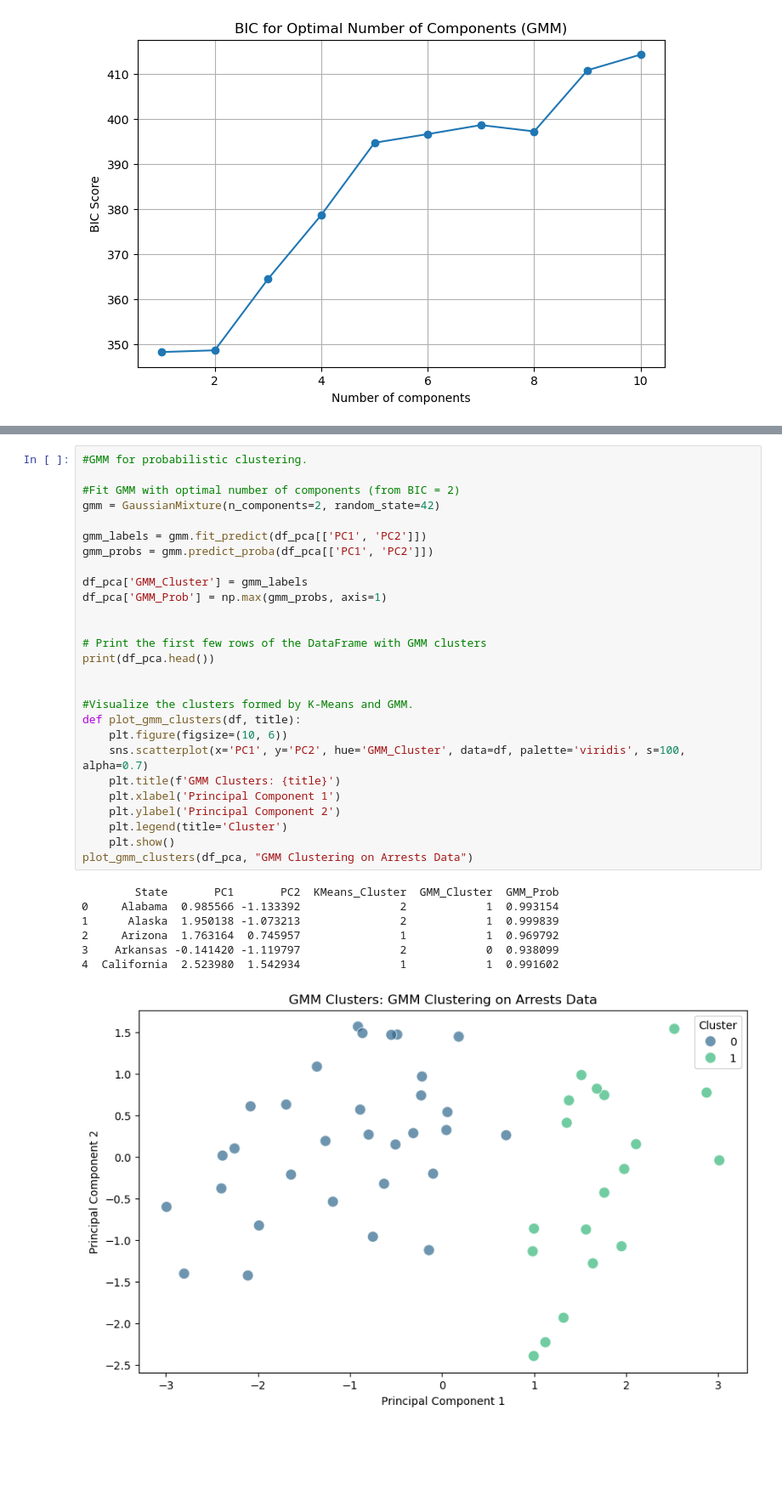
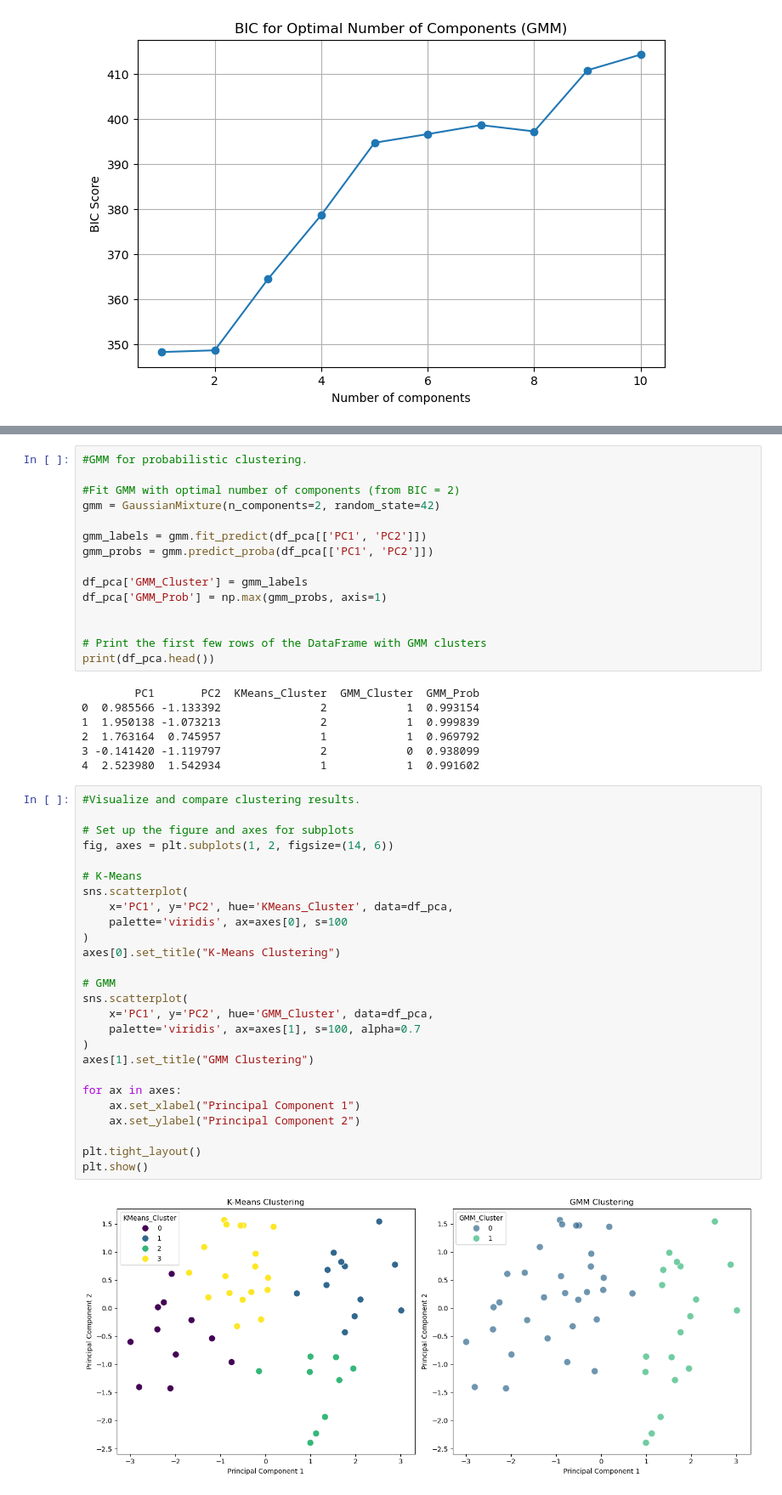
Before and after one commit to stephenliao08/Week8M8Lab, a Jupyter notebook: M8Lab.ipynb, the cells around one changed output, grey strips where cells are left out. Shown: that part at 85% size. Cells and saved outputs as stored; diff of their text form; blank space fills up the shorter version.

```diff
--- a/M8Lab.ipynb
+++ b/M8Lab.ipynb
@@ -421,23 +409,38 @@ df_pca['GMM_Prob'] = np.max(gmm_probs, axis=1)
 
 # Print the first few rows of the DataFrame with GMM clusters
 print(df_pca.head())
-
-
-#Visualize the clusters formed by K-Means and GMM.
-def plot_gmm_clusters(df, title):
-    plt.figure(figsize=(10, 6))
-    sns.scatterplot(x='PC1', y='PC2', hue='GMM_Cluster', data=df, palette='viridis', s=100, alpha=0.7)
-    plt.title(f'GMM Clusters: {title}')
-    plt.xlabel('Principal Component 1')
-    plt.ylabel('Principal Component 2')
-    plt.legend(title='Cluster')
-    plt.show()
-plot_gmm_clusters(df_pca, "GMM Clustering on Arrests Data")
 # %% [output]
-        State       PC1       PC2  KMeans_Cluster  GMM_Cluster  GMM_Prob
-0     Alabama  0.985566 -1.133392               2            1  0.993154
-1      Alaska  1.950138 -1.073213               2            1  0.999839
-2     Arizona  1.763164  0.745957               1            1  0.969792
-3    Arkansas -0.141420 -1.119797               2            0  0.938099
-4  California  2.523980  1.542934               1            1  0.991602
+        PC1       PC2  KMeans_Cluster  GMM_Cluster  GMM_Prob
+0  0.985566 -1.133392               2            1  0.993154
+1  1.950138 -1.073213               2            1  0.999839
+2  1.763164  0.745957               1            1  0.969792
+3 -0.141420 -1.119797               2            0  0.938099
+4  2.523980  1.542934               1            1  0.991602
-[figure, removed]
+# %%
+#Visualize and compare clustering results.
+
+# Set up the figure and axes for subplots
+fig, axes = plt.subplots(1, 2, figsize=(14, 6))
+
+# K-Means
+sns.scatterplot(
+    x='PC1', y='PC2', hue='KMeans_Cluster', data=df_pca,
+    palette='viridis', ax=axes[0], s=100
+)
+axes[0].set_title("K-Means Clustering")
+
+# GMM
+sns.scatterplot(
+    x='PC1', y='PC2', hue='GMM_Cluster', data=df_pca,
+    palette='viridis', ax=axes[1], s=100, alpha=0.7
+)
+axes[1].set_title("GMM Clustering")
+
+for ax in axes:
+    ax.set_xlabel("Principal Component 1")
+    ax.set_ylabel("Principal Component 2")
+
+plt.tight_layout()
+plt.show()
+# %% [output]
+[figure, added]
```
Also changed, not shown: parts of 2 cells of this notebook.
